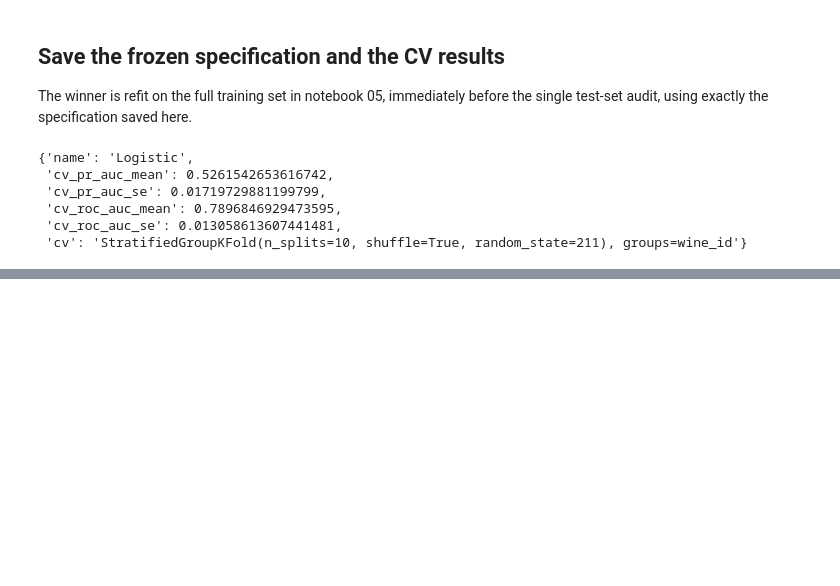
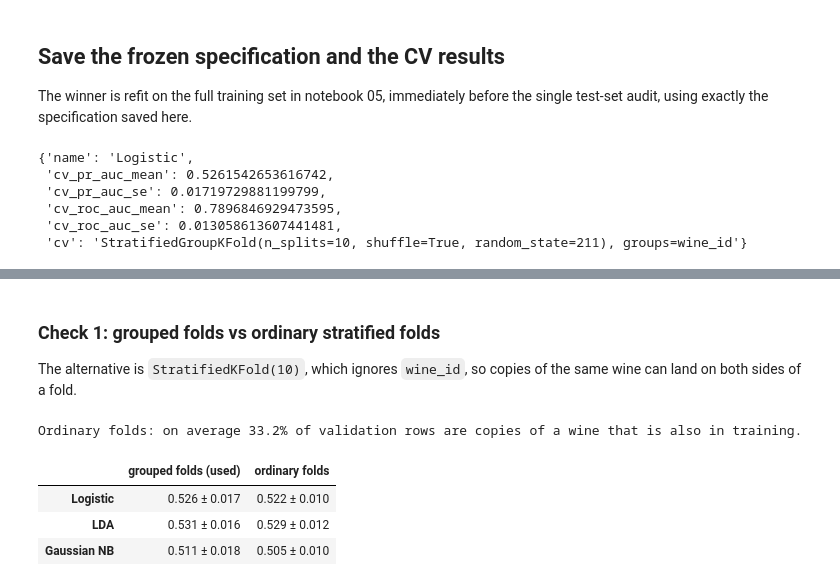
Before and after one commit to ryanc9029/dsa211-wine, a Jupyter notebook: 03_model_comparison.ipynb, the cells around one changed output, grey strips where cells are left out. Saved outputs shown, nothing was run; the diff lists cells and outputs as text; code cells hidden in the pictures; blank space fills up the shorter version.

```diff
--- a/03_model_comparison.ipynb
+++ b/03_model_comparison.ipynb
@@ -224,0 +250,21 @@ spec
+# %% [markdown]
+### Check 1: grouped folds vs ordinary stratified folds
+
+The alternative is `StratifiedKFold(10)`, which ignores `wine_id`, so copies of the same wine can land on both sides of a fold.
+# %%
+plain_splits = list(StratifiedKFold(n_splits=10, shuffle=True, random_state=SEED).split(X, y))
+leak = np.mean([np.isin(groups.iloc[va], groups.iloc[tr]).mean() for tr, va in plain_splits])
+print(f'Ordinary folds: on average {leak:.1%} of validation rows are copies of a wine that is also in training.')
+
+with warnings.catch_warnings():
+    warnings.simplefilter('ignore', category=RuntimeWarning)
+    check1 = pd.DataFrame({name: {'grouped folds (used)': mean_se(main_pr[name]),
+                                  'ordinary folds': mean_se(cv_pr_auc(model, X, plain_splits))}
+                           for name, model in candidate_models().items()}).T
+check1
+# %% [output]
+Ordinary folds: on average 33.2% of validation rows are copies of a wine that is also in training.
+|  | grouped folds (used) | ordinary folds |
+| Logistic | 0.526 ± 0.017 | 0.522 ± 0.010 |
+| LDA | 0.531 ± 0.016 | 0.529 ± 0.012 |
+| Gaussian NB | 0.511 ± 0.018 | 0.505 ± 0.010 |
```
Also changed, not shown: parts of 12 cells of this notebook, 1 other file.
